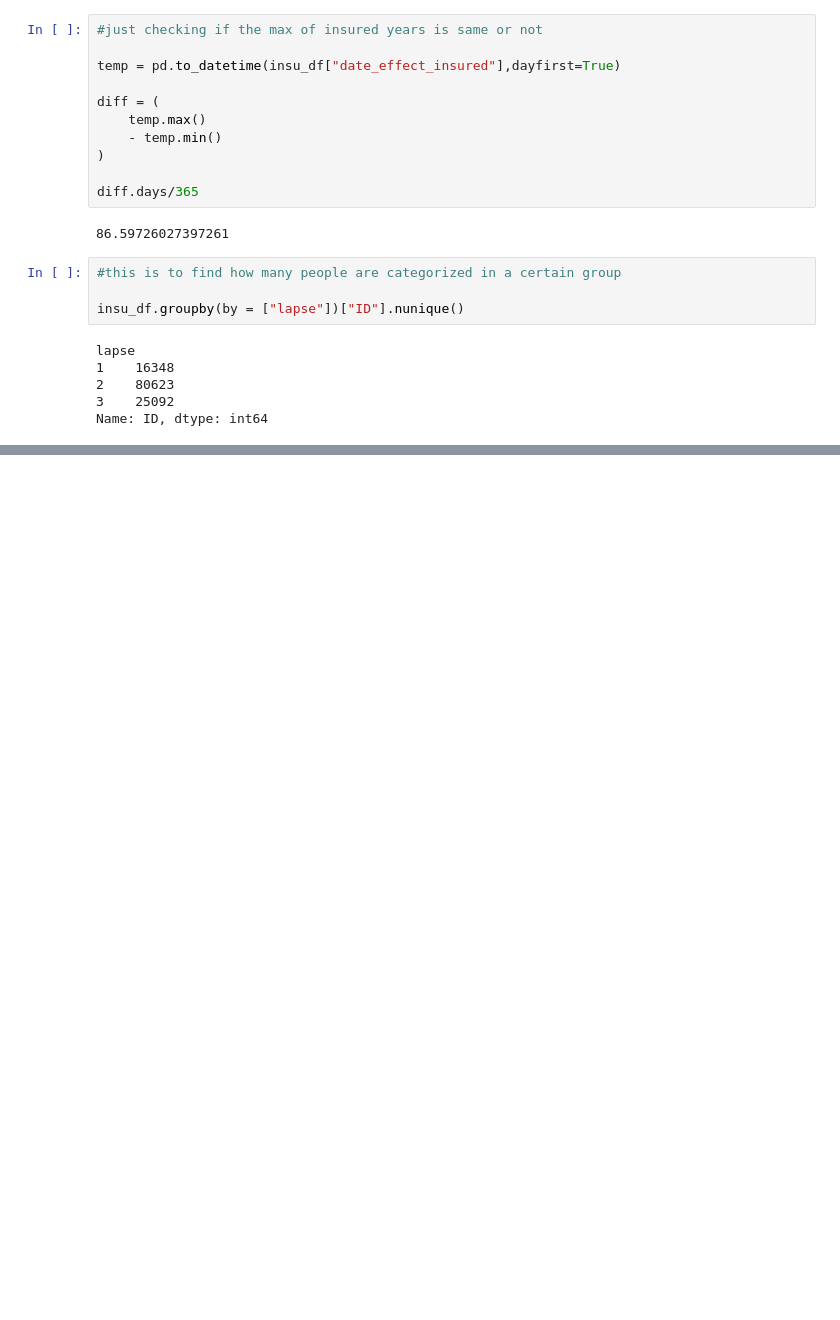
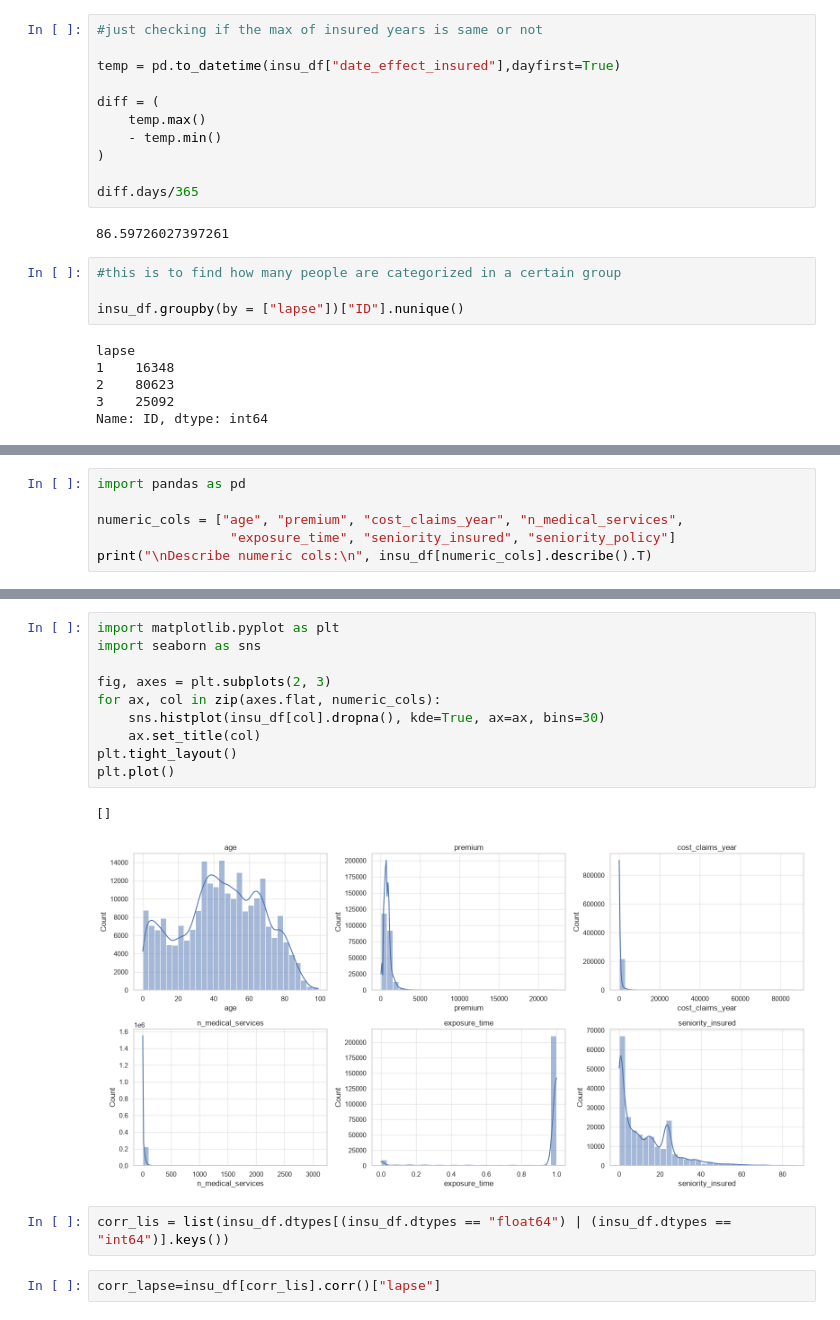
Before and after one commit to Affan279/Customer-Churn-Prediction, a Jupyter notebook: notebooks/01_eda.ipynb, the cells around one changed output, grey strips where cells are left out. Drawn from its saved outputs; the diff is of its cells as text; blank space fills up the shorter version.

```diff
--- a/notebooks/01_eda.ipynb
+++ b/notebooks/01_eda.ipynb
@@ -197,0 +233,6 @@ Name: ID, dtype: int64
+# %%
+import pandas as pd
+
+numeric_cols = ["age", "premium", "cost_claims_year", "n_medical_services",
+                 "exposure_time", "seniority_insured", "seniority_policy"]
+print("\nDescribe numeric cols:\n", insu_df[numeric_cols].describe().T)
@@ -197,0 +249,17 @@ Name: ID, dtype: int64
+# %%
+import matplotlib.pyplot as plt
+import seaborn as sns
+
+fig, axes = plt.subplots(2, 3)
+for ax, col in zip(axes.flat, numeric_cols):
+    sns.histplot(insu_df[col].dropna(), kde=True, ax=ax, bins=30)
+    ax.set_title(col)
+plt.tight_layout()
+plt.plot()
+# %% [output]
+[]
+[figure, added]
+# %%
+corr_lis = list(insu_df.dtypes[(insu_df.dtypes == "float64") | (insu_df.dtypes == "int64")].keys())
+# %%
+corr_lapse=insu_df[corr_lis].corr()["lapse"]
```
Also changed, not shown: parts of 24 cells of this notebook, 2 other files.
